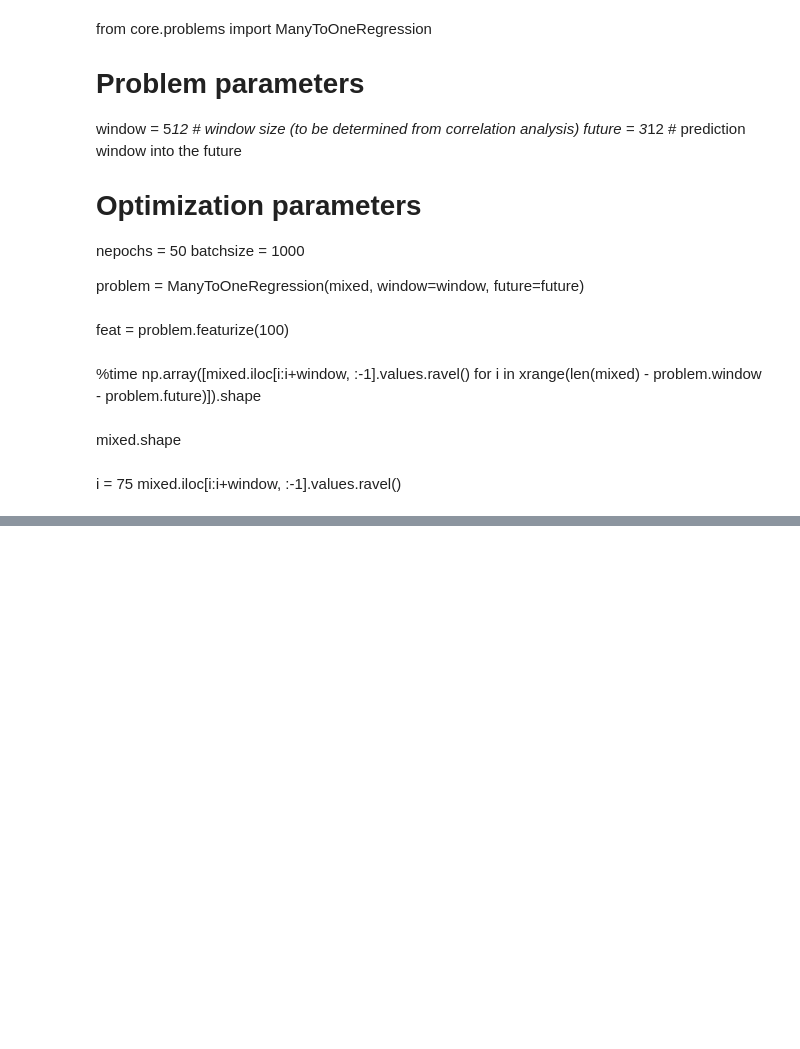
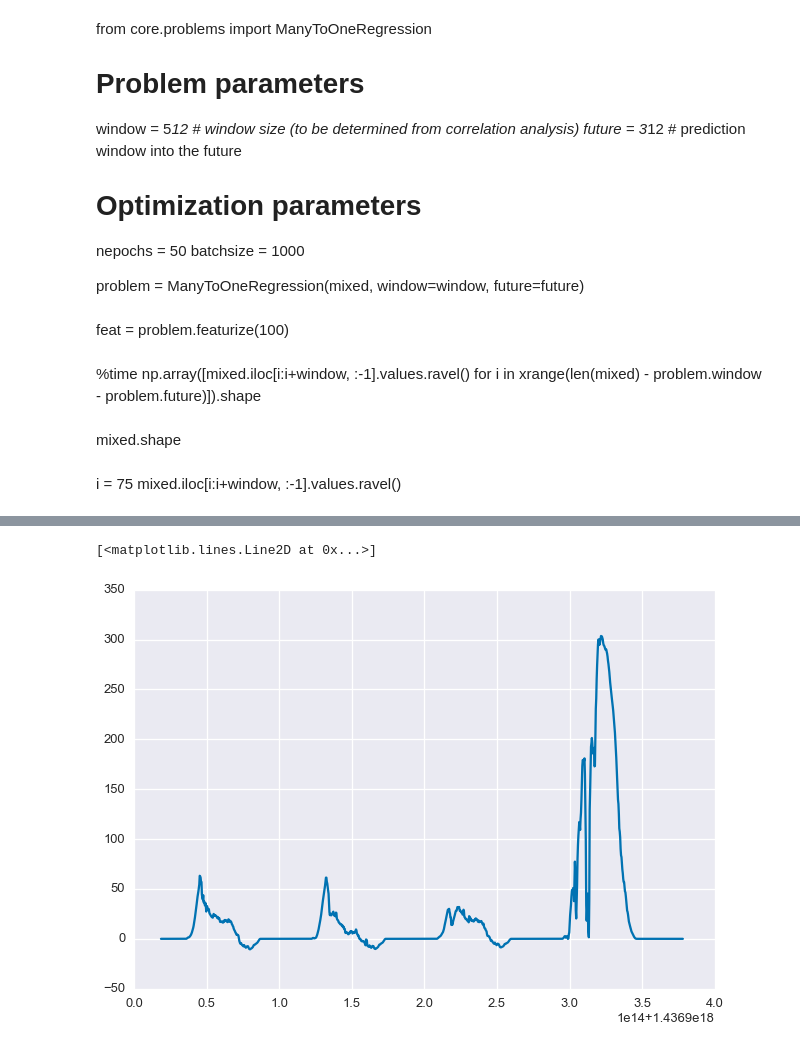
Before and after one commit to bmeyers/SolarForecasting, a Jupyter notebook: scratch_work_bennet.ipynb, the cells around one changed output, grey strips where cells are left out. Cells and saved outputs as stored; diff of their text form; code cells hidden in the pictures; blank space fills up the shorter version.

```diff
--- a/scratch_work_bennet.ipynb
+++ b/scratch_work_bennet.ipynb
@@ -124 +156,6 @@ stdev = np.sqrt(var)
+# %%
+plt.plot(dm.detrended_full['total_power'][:1200])
+# %% [output]
+[<matplotlib.lines.Line2D at 0x...>]
+[figure, added]
 # %%
```
Also changed, not shown: parts of 23 cells of this notebook, 1 other file.
